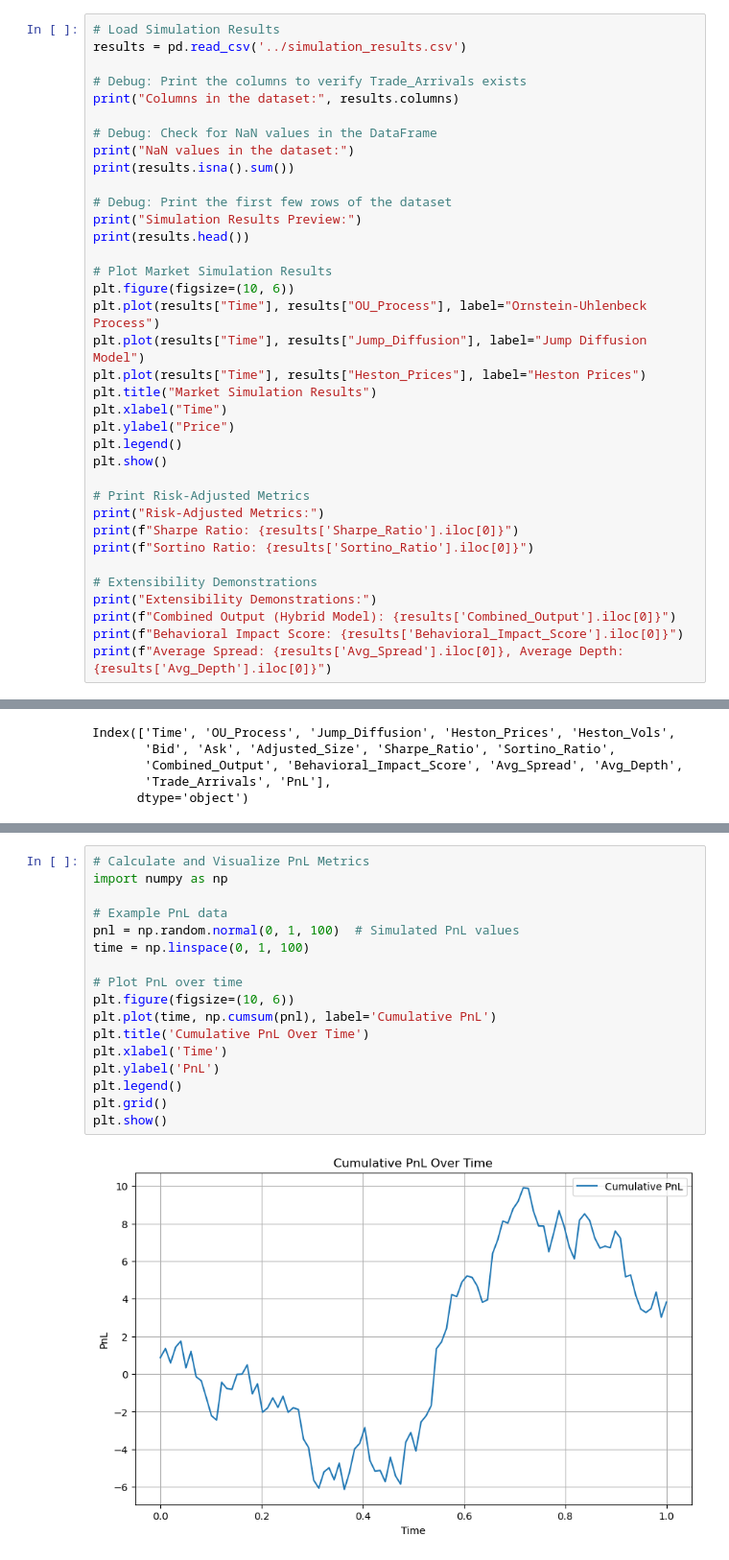
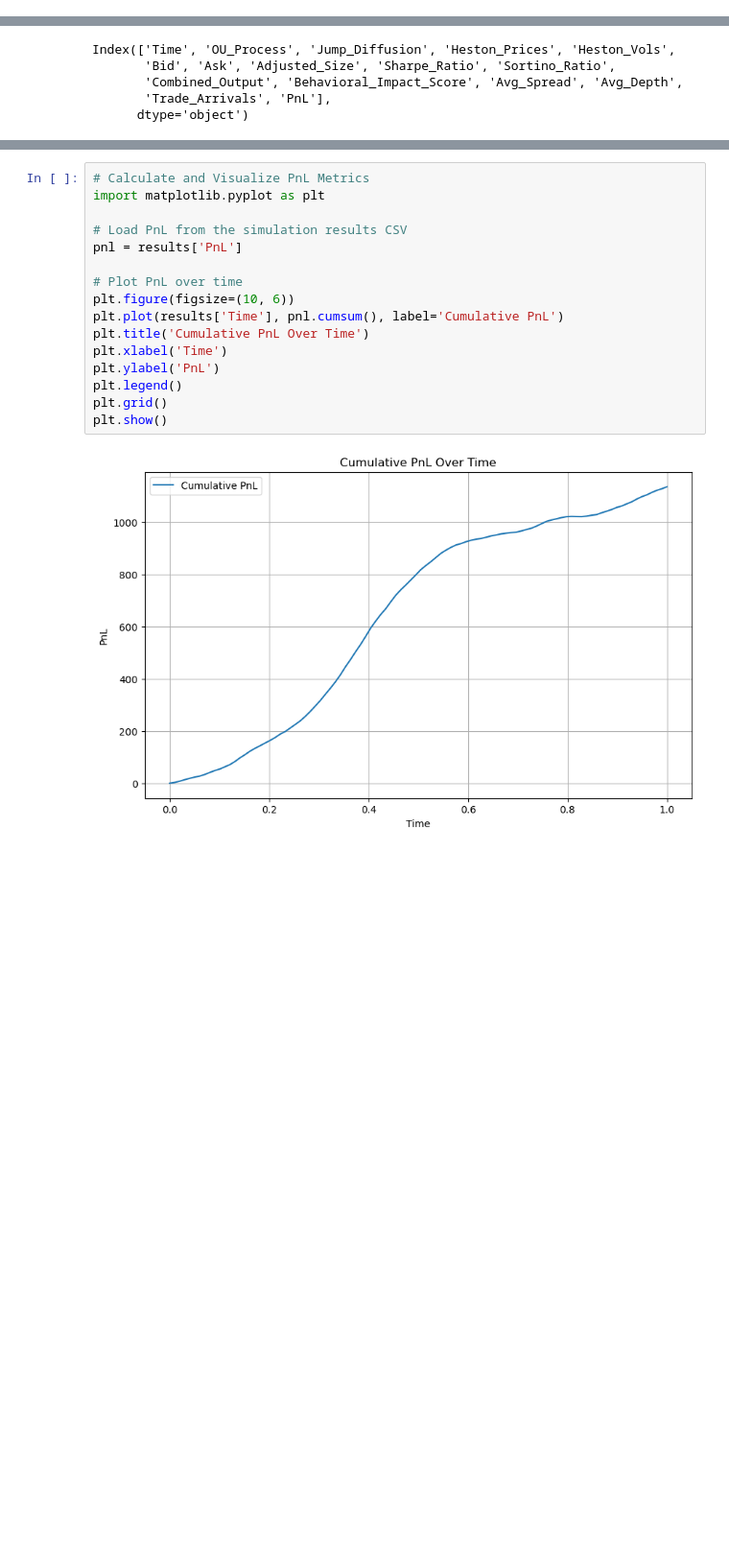
Before and after one commit to astronaut505/VolatilityVortex, a Jupyter notebook: notebook/advanced_market_simulation.ipynb, the cells around one changed output, grey strips where cells are left out. Shown: that part at 96% size. Drawn from its saved outputs; the diff is of its cells as text; blank space fills up the shorter version.

Commit message:
Fix Plots and dupes

```diff
--- a/notebook/advanced_market_simulation.ipynb
+++ b/notebook/advanced_market_simulation.ipynb
@@ -173,39 +173,3 @@ print(f"Average Spread: {avg_spread}, Average Depth: {avg_depth}")
 Combined Output (Hybrid Model): 0.068
 Behavioral Impact Score: 0.9672471299049061
 Average Spread: 1.0, Average Depth: 476.6666666666667
-# %%
-# Load Simulation Results
-results = pd.read_csv('../simulation_results.csv')
-
-# Debug: Print the columns to verify Trade_Arrivals exists
-print("Columns in the dataset:", results.columns)
-
-# Debug: Check for NaN values in the DataFrame
-print("NaN values in the dataset:")
-print(results.isna().sum())
-
-# Debug: Print the first few rows of the dataset
-print("Simulation Results Preview:")
-print(results.head())
-
-# Plot Market Simulation Results
-plt.figure(figsize=(10, 6))
-plt.plot(results["Time"], results["OU_Process"], label="Ornstein-Uhlenbeck Process")
-plt.plot(results["Time"], results["Jump_Diffusion"], label="Jump Diffusion Model")
-plt.plot(results["Time"], results["Heston_Prices"], label="Heston Prices")
-plt.title("Market Simulation Results")
-plt.xlabel("Time")
-plt.ylabel("Price")
-plt.legend()
-plt.show()
-
-# Print Risk-Adjusted Metrics
-print("Risk-Adjusted Metrics:")
-print(f"Sharpe Ratio: {results['Sharpe_Ratio'].iloc[0]}")
-print(f"Sortino Ratio: {results['Sortino_Ratio'].iloc[0]}")
-
-# Extensibility Demonstrations
-print("Extensibility Demonstrations:")
-print(f"Combined Output (Hybrid Model): {results['Combined_Output'].iloc[0]}")
-print(f"Behavioral Impact Score: {results['Behavioral_Impact_Score'].iloc[0]}")
-print(f"Average Spread: {results['Avg_Spread'].iloc[0]}, Average Depth: {results['Avg_Depth'].iloc[0]}")
@@ -340,22 +258,21 @@ plt.show()
 # %%
 # Calculate and Visualize PnL Metrics
-import numpy as np
+import matplotlib.pyplot as plt
 
-# Example PnL data
-pnl = np.random.normal(0, 1, 100)  # Simulated PnL values
-time = np.linspace(0, 1, 100)
+# Load PnL from the simulation results CSV
+pnl = results['PnL']
 
 # Plot PnL over time
 plt.figure(figsize=(10, 6))
-plt.plot(time, np.cumsum(pnl), label='Cumulative PnL')
+plt.plot(results['Time'], pnl.cumsum(), label='Cumulative PnL')
 plt.title('Cumulative PnL Over Time')
 plt.xlabel('Time')
 plt.ylabel('PnL')
 plt.legend()
 plt.grid()
 plt.show()
 # %% [output]
-[figure, old version]
+[figure, new version]
 # %%
 import pandas as pd
 import matplotlib.pyplot as plt
```
Also changed, not shown: parts of 13 cells of this notebook, 2 other files.
